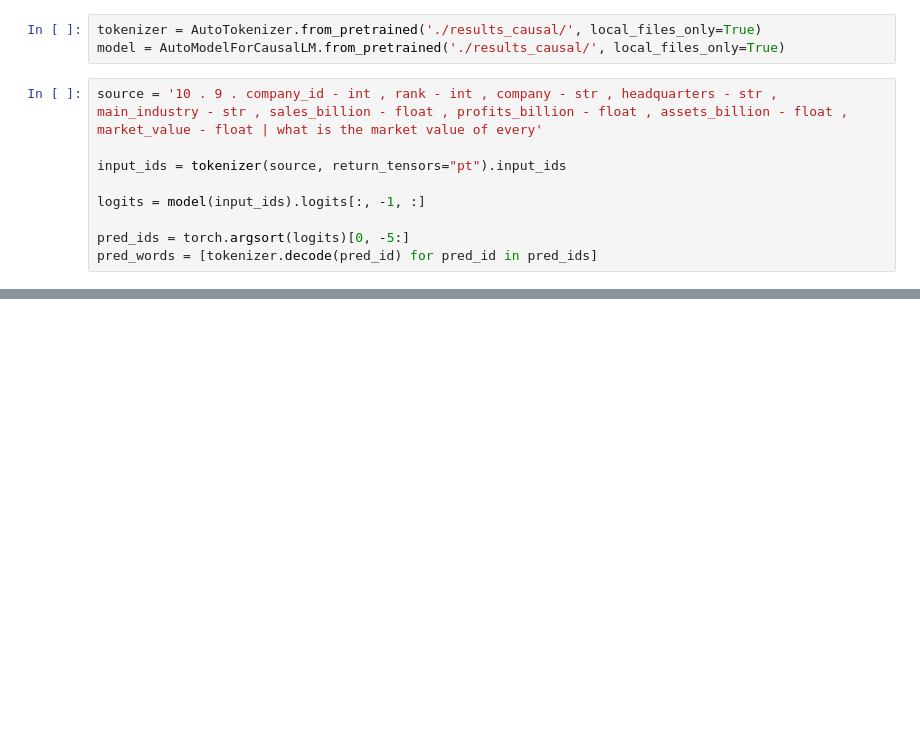
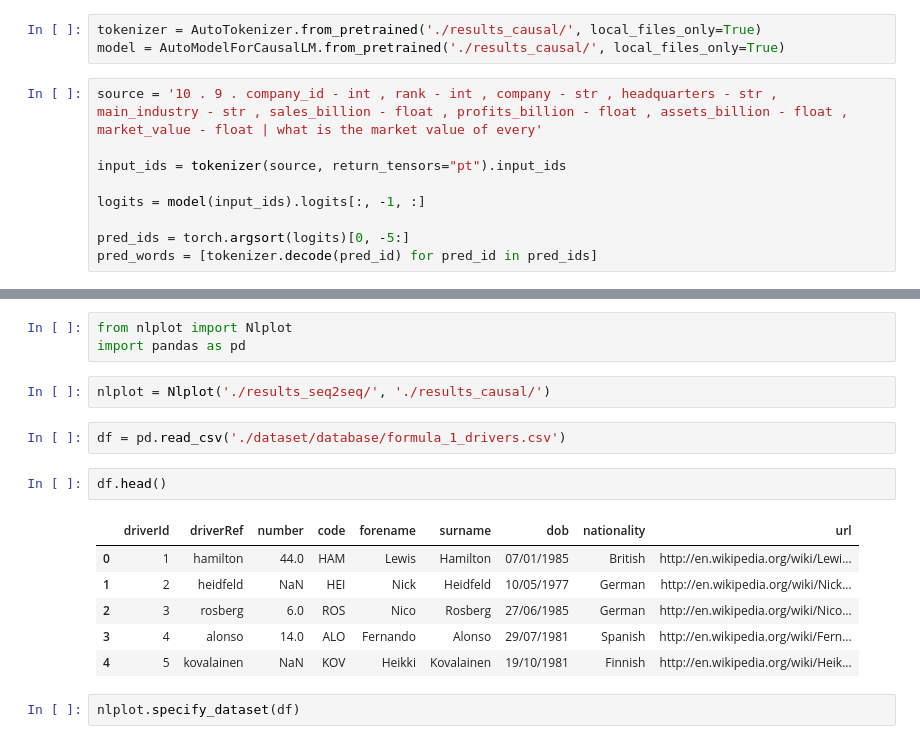
Before and after one commit to wllsena/nlplot_, a Jupyter notebook: test.ipynb, the cells around one changed output, grey strips where cells are left out. Saved outputs shown, nothing was run; the diff lists cells and outputs as text; blank space fills up the shorter version.

```diff
--- a/test.ipynb
+++ b/test.ipynb
@@ -117,0 +109,18 @@ tensor([ 1688,  2831, 11171, 11554,  1664])
+# %%
+from nlplot import Nlplot
+import pandas as pd
+# %%
+nlplot = Nlplot('./results_seq2seq/', './results_causal/')
+# %%
+df = pd.read_csv('./dataset/database/formula_1_drivers.csv')
+# %%
+df.head()
+# %% [output]
+|  | driverId | driverRef | number | code | forename | surname | dob | nationality | url |
+| 0 | 1 | hamilton | 44.0 | HAM | Lewis | Hamilton | 07/01/1985 | British | http://en.wikipedia.org/wiki/Lewi... |
+| 1 | 2 | heidfeld | NaN | HEI | Nick | Heidfeld | 10/05/1977 | German | http://en.wikipedia.org/wiki/Nick... |
+| 2 | 3 | rosberg | 6.0 | ROS | Nico | Rosberg | 27/06/1985 | German | http://en.wikipedia.org/wiki/Nico... |
+| 3 | 4 | alonso | 14.0 | ALO | Fernando | Alonso | 29/07/1981 | Spanish | http://en.wikipedia.org/wiki/Fern... |
+| 4 | 5 | kovalainen | NaN | KOV | Heikki | Kovalainen | 19/10/1981 | Finnish | http://en.wikipedia.org/wiki/Heik... |
+# %%
+nlplot.specify_dataset(df)
```
Also changed, not shown: parts of 13 cells of this notebook, 6 other files.
